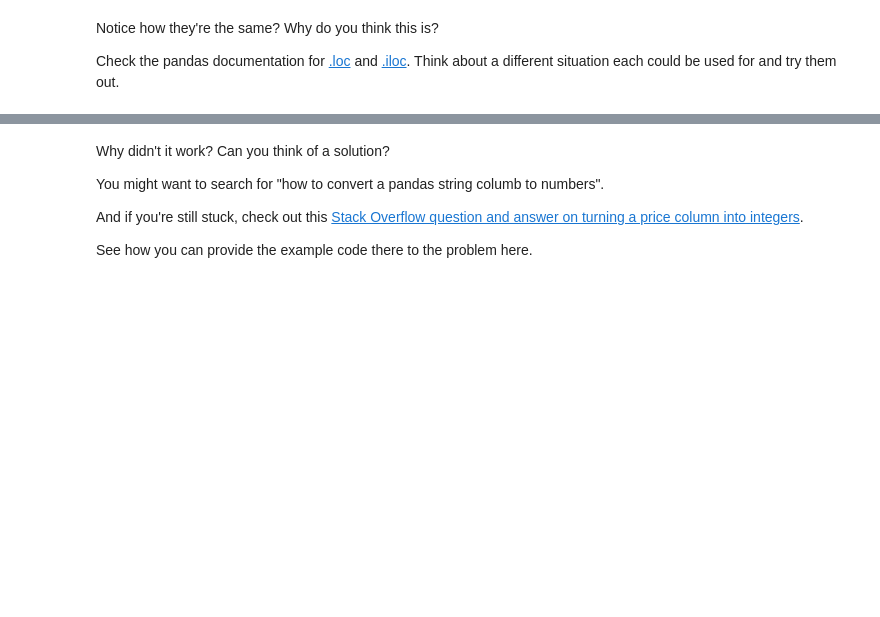
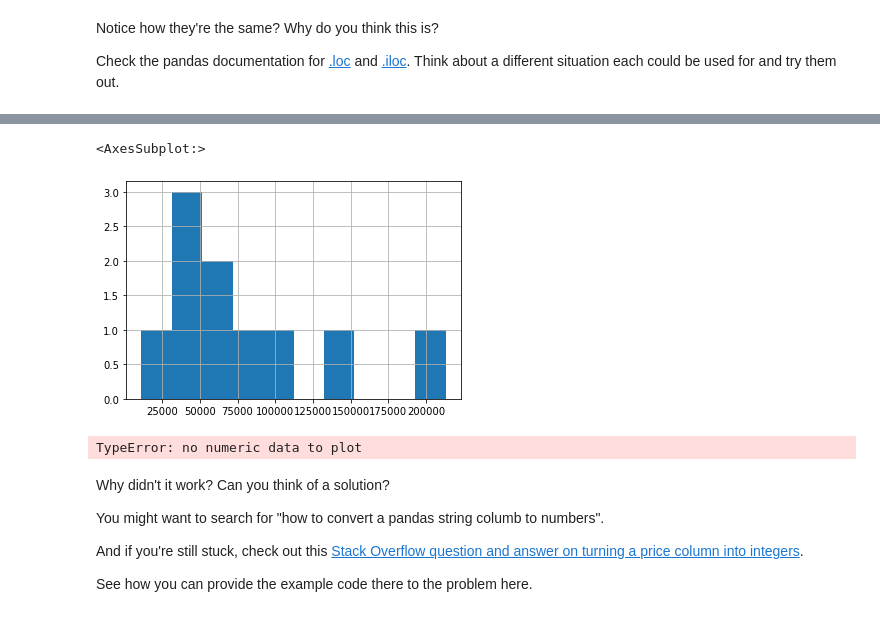
Before and after one commit to tothetop430/MLZTM-Exercises, a Jupyter notebook: pandas/pandas-exercises.ipynb, the cells around one changed output, grey strips where cells are left out. Saved outputs shown, nothing was run; the diff lists cells and outputs as text; code cells hidden in the pictures; blank space fills up the shorter version.

```diff
--- a/pandas/pandas-exercises.ipynb
+++ b/pandas/pandas-exercises.ipynb
@@ -72,7 +229,14 @@ Check the pandas documentation for [.loc](https://pandas.pydata.org/pandas-docs/
 # %%
 # Create a histogram of the Odometer column using hist()
+car_sales['Odometer (KM)'].hist()
+# %% [output]
+<AxesSubplot:>
+[figure, added]
 # %%
 # Try to plot the Price column using plot()
+car_sales['Price'].plot()
+# %% [output]
+TypeError: no numeric data to plot
 # %% [markdown]
 Why didn't it work? Can you think of a solution?
 
```
Also changed, not shown: parts of 45 cells of this notebook.
